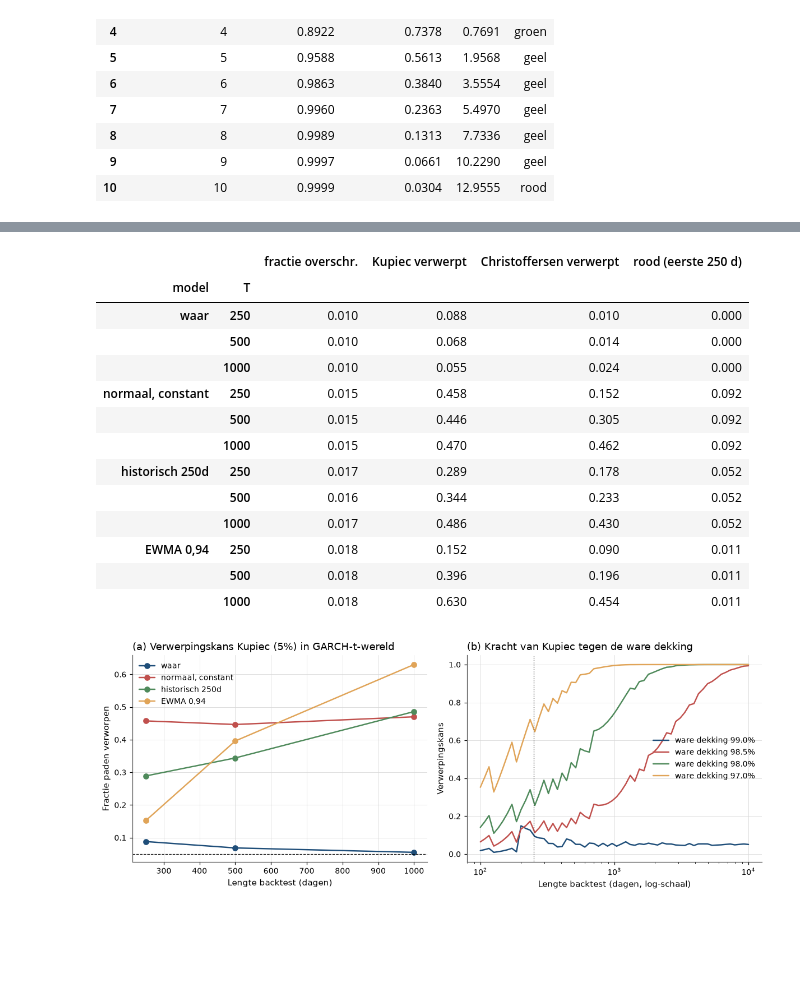
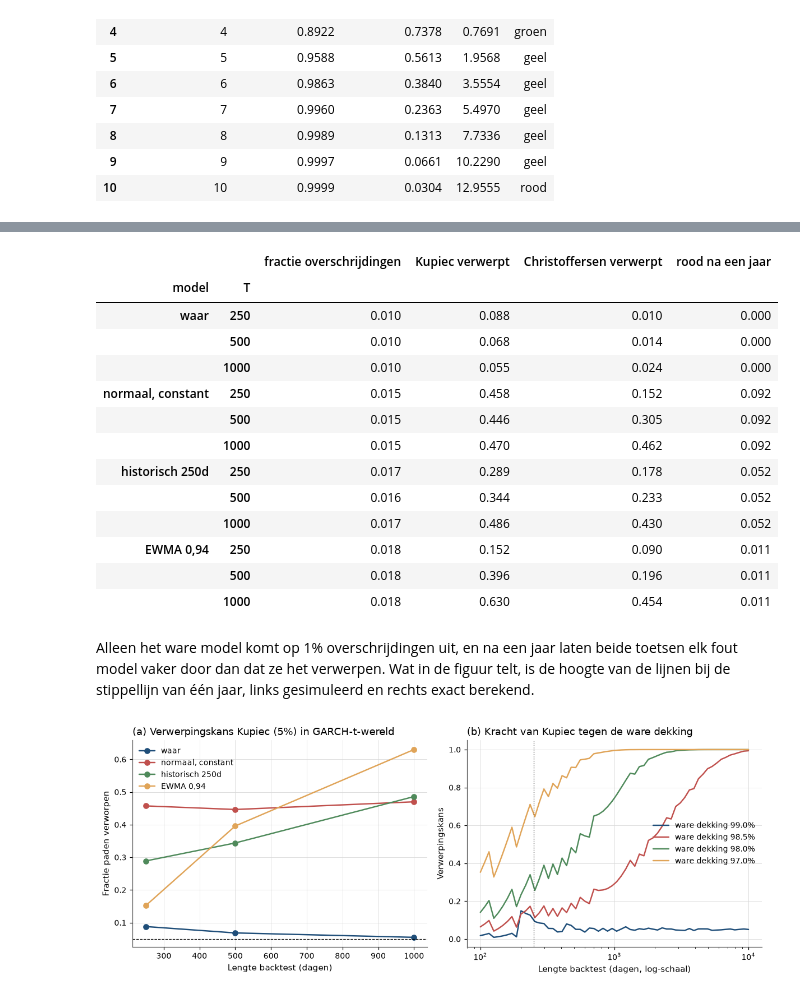
Before and after one commit to MaartenN14/history-asset-pricing, a Jupyter notebook: lectures/04_22_risk_management.ipynb, the cells around one changed output, grey strips where cells are left out. Cells and saved outputs as stored; diff of their text form; code cells hidden in the pictures; blank space fills up the shorter version.

```diff
--- a/lectures/04_22_risk_management.ipynb
+++ b/lectures/04_22_risk_management.ipynb
@@ -620,4 +734,5 @@ het normale kwantiel. We tellen hoe vaak Kupiec en Christoffersen op 5% verwerpe
 # %%
+A_GARCH, B_GARCH = 0.08, 0.91   # daily GARCH(1,1), persistence 0.99
 N_PATHS, BURN, WINDOW, T_MAX = 2000, 500, 250, 1000
 NU, VOL_ANN = 6.0, 0.16
 var_bar = VOL_ANN**2 / 252
@@ -626,36 +741,36 @@ n_days = BURN + WINDOW + T_MAX
 z_t = rng.standard_t(NU, size=(n_days, N_PATHS)) * np.sqrt((NU - 2) / NU)
 sigma2, r_sim = np.empty((n_days, N_PATHS)), np.empty((n_days, N_PATHS))
 ewma2 = np.empty((n_days, N_PATHS))
 sigma2[0] = ewma2[0] = var_bar
 for t in range(n_days):
     r_sim[t] = np.sqrt(sigma2[t]) * z_t[t]
     if t + 1 < n_days:
         sigma2[t + 1] = var_bar * (1 - A_GARCH - B_GARCH) + A_GARCH * r_sim[t]**2 + B_GARCH * sigma2[t]
         ewma2[t + 1] = 0.94 * ewma2[t] + 0.06 * r_sim[t]**2
 
 start = BURN + WINDOW
 q_t = stats.t.ppf(0.99, NU) * np.sqrt((NU - 2) / NU)
 var_models = {
     "waar": np.sqrt(sigma2[start:]) * q_t,
     "normaal, constant": np.full((T_MAX, N_PATHS), z99 * np.sqrt(var_bar)),
     "historisch 250d": np.array([-np.quantile(r_sim[t - WINDOW:t], 0.01, axis=0) for t in range(start, n_days)]),
     "EWMA 0,94": z99 * np.sqrt(ewma2[start:]),
 }
 hits_sim = {name: (-r_sim[start:] > v).T.astype(float) for name, v in var_models.items()}
 
 rows = {}
 for name, hits in hits_sim.items():
     for T in (250, 500, 1000):
         lr_ind, lr_cc = christoffersen_lr(hits[:, :T])
-        rows[(name, T)] = {"fractie overschr.": hits[:, :T].mean(),
+        rows[(name, T)] = {"fractie overschrijdingen": hits[:, :T].mean(),
                            "Kupiec verwerpt": (kupiec_lr(hits[:, :T]) > stats.chi2.ppf(0.95, 1)).mean(),
                            "Christoffersen verwerpt": (lr_cc > stats.chi2.ppf(0.95, 2)).mean(),
-                           "rood (eerste 250 d)": (hits[:, :250].sum(axis=1) >= 10).mean()}
+                           "rood na een jaar": (hits[:, :250].sum(axis=1) >= 10).mean()}
 sim_table = pd.DataFrame(rows).T
 sim_table.index.names = ["model", "T"]
 sim_table.round(3)
 # %% [output]
-|  |  | fractie overschr. | Kupiec verwerpt | Christoffersen verwerpt | rood (eerste 250 d) |
+|  |  | fractie overschrijdingen | Kupiec verwerpt | Christoffersen verwerpt | rood na een jaar |
 | model | T |  |  |  |  |
 | waar | 250 | 0.010 | 0.088 | 0.010 | 0.000 |
 |  | 500 | 0.010 | 0.068 | 0.014 | 0.000 |
@@ -669,6 +784,11 @@ sim_table.round(3)
 | EWMA 0,94 | 250 | 0.018 | 0.152 | 0.090 | 0.011 |
 |  | 500 | 0.018 | 0.396 | 0.196 | 0.011 |
 |  | 1000 | 0.018 | 0.630 | 0.454 | 0.011 |
+# %% [markdown]
+Alleen het ware model komt op 1% overschrijdingen uit, en na een jaar laten beide toetsen
+elk fout model vaker door dan dat ze het verwerpen. Wat in de figuur telt, is de
+hoogte van de lijnen bij de stippellijn van één jaar, links gesimuleerd en rechts exact
+berekend.
 # %%
 fig, axes = plt.subplots(1, 2, figsize=(11, 4.3))
 for i, name in enumerate(hits_sim):
```
Also changed, not shown: parts of 26 cells of this notebook, 5 other files.
